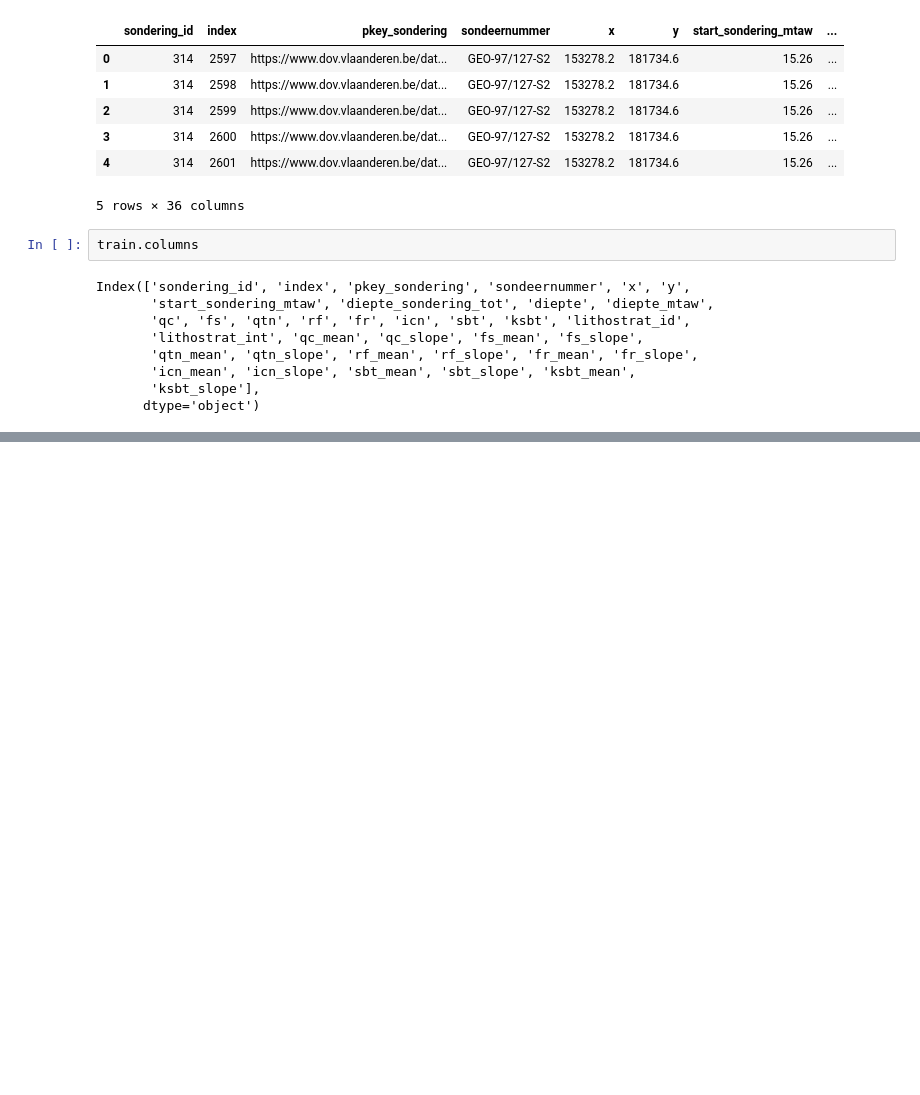
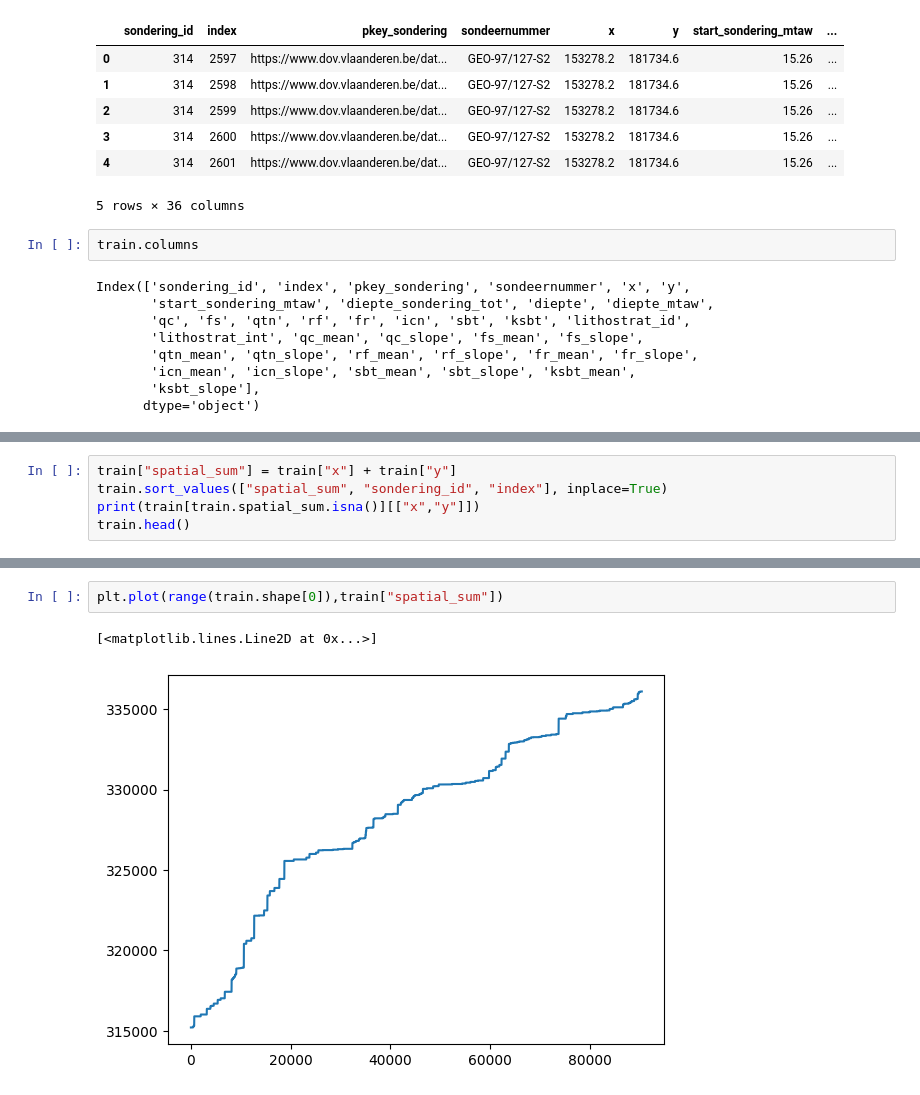
Before and after one commit to VoeP/CPT_usecase, a Jupyter notebook: modeling/modeling_voep.ipynb, the cells around one changed output, grey strips where cells are left out. Saved outputs shown, nothing was run; the diff lists cells and outputs as text; blank space fills up the shorter version.

```diff
--- a/modeling/modeling_voep.ipynb
+++ b/modeling/modeling_voep.ipynb
@@ -751,0 +964,5 @@ Mons_en_Pevele       0.16      0.67      0.26       676
+# %%
+train["spatial_sum"] = train["x"] + train["y"]
+train.sort_values(["spatial_sum", "sondering_id", "index"], inplace=True)
+print(train[train.spatial_sum.isna()][["x","y"]])
+train.head()
@@ -751,0 +980,5 @@ Mons_en_Pevele       0.16      0.67      0.26       676
+# %%
+plt.plot(range(train.shape[0]),train["spatial_sum"])
+# %% [output]
+[<matplotlib.lines.Line2D at 0x...>]
+[figure, added]
```
Also changed, not shown: parts of 52 cells of this notebook, 4 other files.
